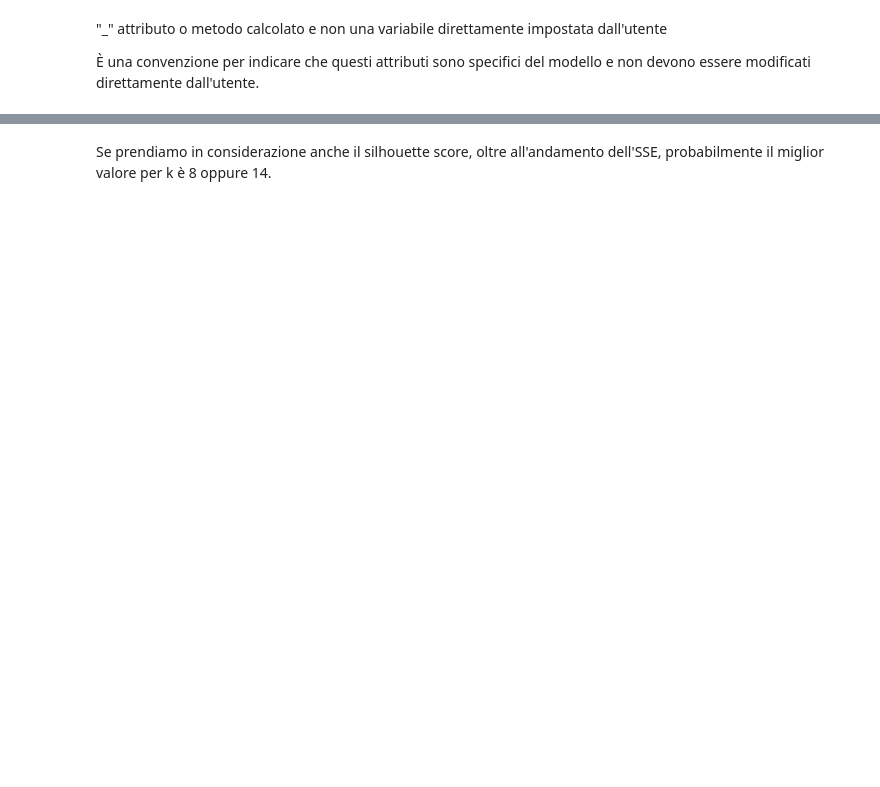
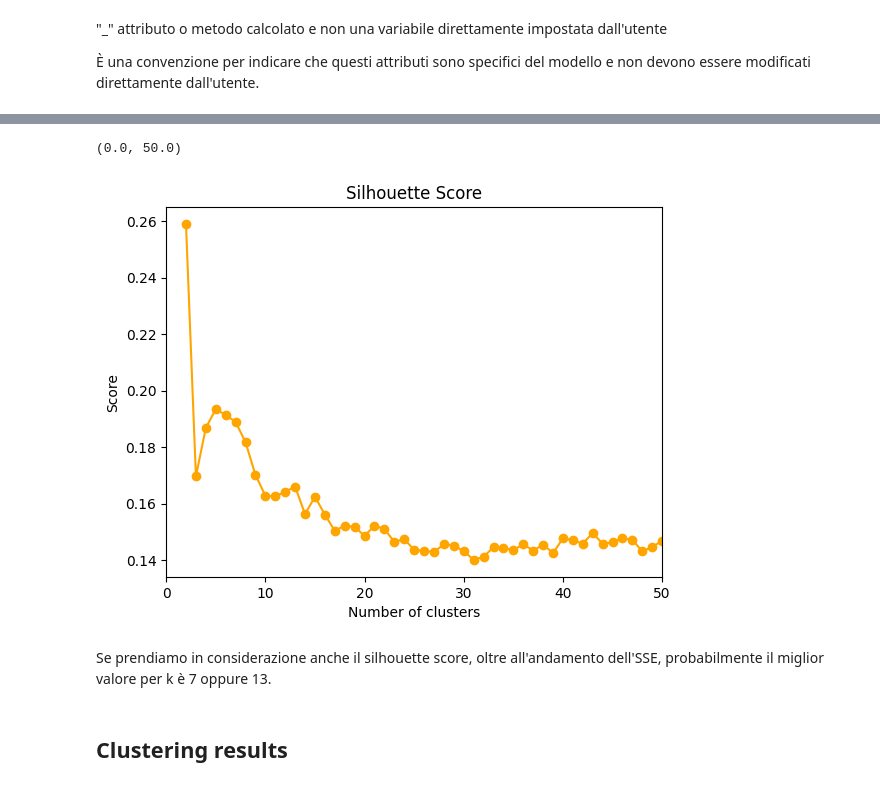
Before and after one commit to g-fabiani4-unipi/dm_project, a Jupyter notebook: KMeans.ipynb, the cells around one changed output, grey strips where cells are left out. Cells and saved outputs as stored; diff of their text form; code cells hidden in the pictures; blank space fills up the shorter version.

```diff
--- a/KMeans.ipynb
+++ b/KMeans.ipynb
@@ -148,2 +149,11 @@ Number of cluster:  52
+# %%
+plt.plot(range(2, len(sse_list)+2), sil_list, marker='o', color='orange')
+plt.title('Silhouette Score')
+plt.xlabel('Number of clusters')
+plt.ylabel('Score')
+plt.xlim((0, 50))
+# %% [output]
+(0.0, 50.0)
+[figure, added]
 # %% [markdown]
-Se prendiamo in considerazione anche il silhouette score, oltre all'andamento dell'SSE, probabilmente il miglior valore per k è 8 oppure 14.
+Se prendiamo in considerazione anche il silhouette score, oltre all'andamento dell'SSE, probabilmente il miglior valore per k è 7 oppure 13.
@@ -150 +162,3 @@ Se prendiamo in considerazione anche il silhouette score, oltre all'andamento de
+# %% [markdown]
+## Clustering results
 # %%
```
Also changed, not shown: parts of 22 cells of this notebook.
